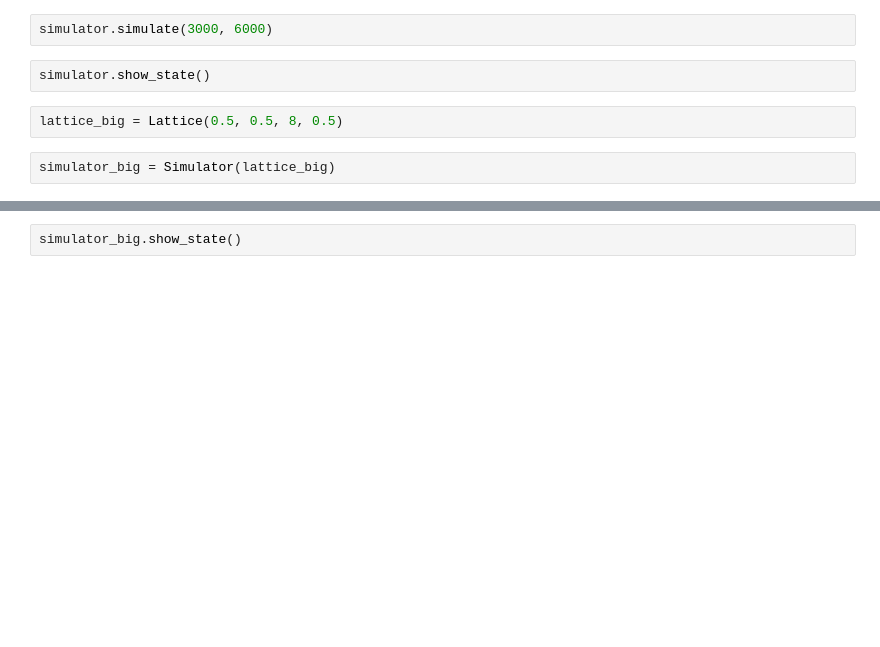
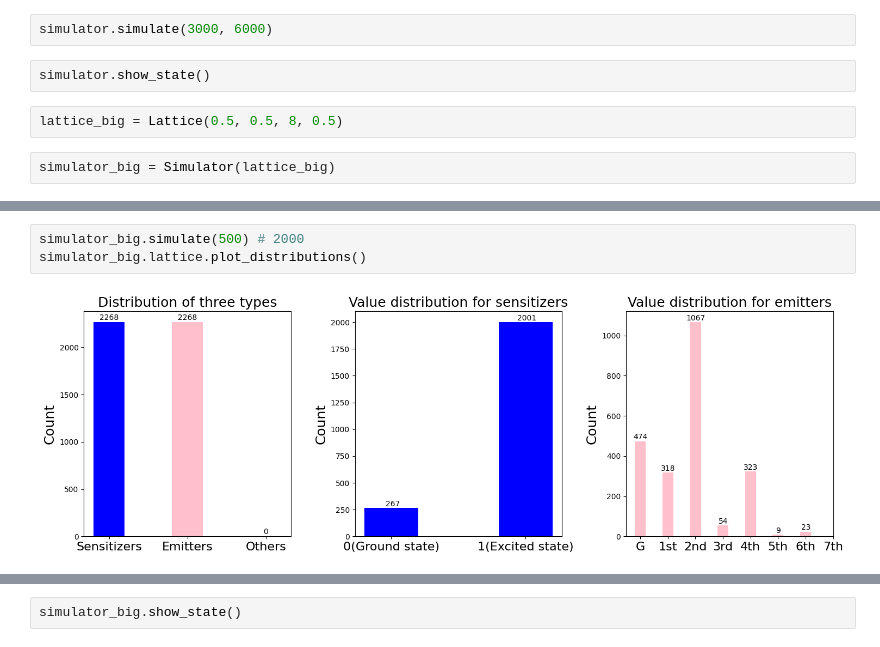
Before and after one commit to yzheng0331/ODE-coefs, a Jupyter notebook: MC/mc1.ipynb, the cells around one changed output, grey strips where cells are left out. Drawn from its saved outputs; the diff is of its cells as text; blank space fills up the shorter version.

```diff
--- a/MC/mc1.ipynb
+++ b/MC/mc1.ipynb
@@ -28,0 +44,5 @@ simulator_big.simulate(3000, 6000)
+# %%
+simulator_big.simulate(500) # 2000
+simulator_big.lattice.plot_distributions()
+# %% [output]
+[figure, added]
```
Also changed, not shown: parts of 11 cells of this notebook, 3 other files.
